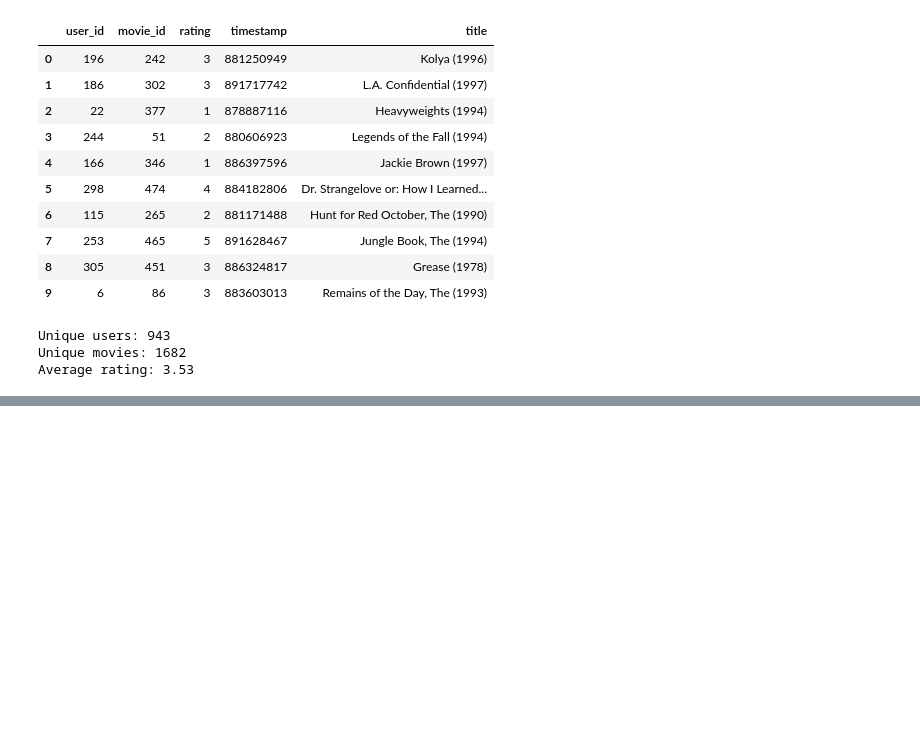
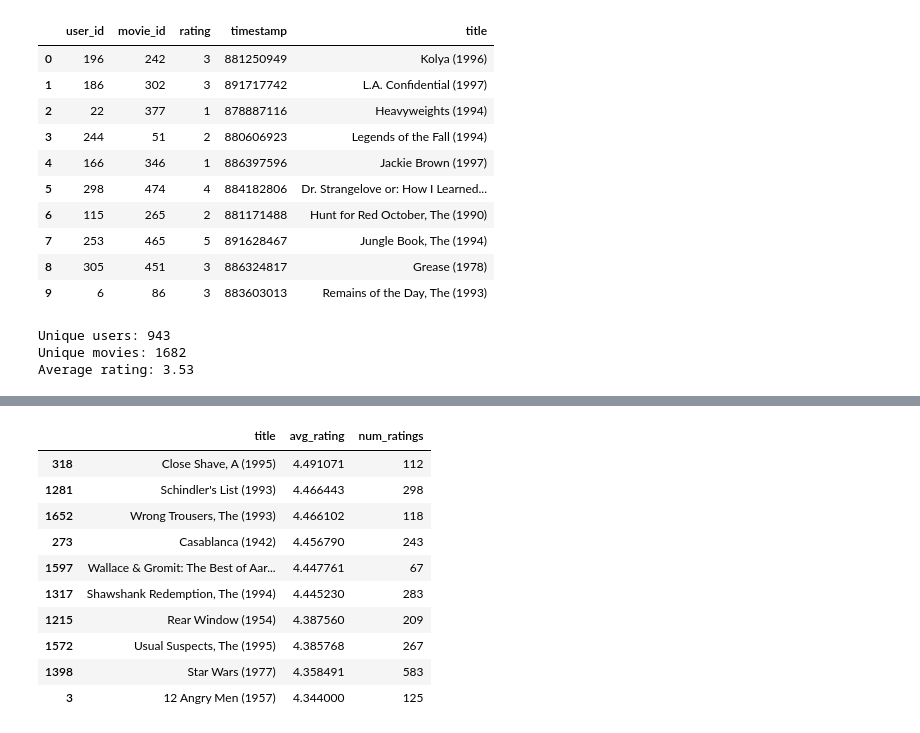
Before and after one commit to Ersatz-xD/ml-unsupervised, a Jupyter notebook: recommender_system/movie_recommender_system.ipynb, the cells around one changed output, grey strips where cells are left out. Drawn from its saved outputs; the diff is of its cells as text; code cells hidden in the pictures; blank space fills up the shorter version.

```diff
--- a/recommender_system/movie_recommender_system.ipynb
+++ b/recommender_system/movie_recommender_system.ipynb
@@ -129,0 +155,25 @@ Average rating: 3.53
+# %%
+#Top Rated Movies
+movie_stats = data.groupby("title").agg({
+    "rating": ["mean", "count"]
+})
+
+
+movie_stats.columns = ["avg_rating", "num_ratings"]
+movie_stats = movie_stats.reset_index()
+
+popular_movies = movie_stats[movie_stats["num_ratings"] >= 50]
+top_rated = popular_movies.sort_values("avg_rating", ascending=False).head(10)
+top_rated
+# %% [output]
+|  | title | avg_rating | num_ratings |
+| 318 | Close Shave, A (1995) | 4.491071 | 112 |
+| 1281 | Schindler's List (1993) | 4.466443 | 298 |
+| 1652 | Wrong Trousers, The (1993) | 4.466102 | 118 |
+| 273 | Casablanca (1942) | 4.456790 | 243 |
+| 1597 | Wallace & Gromit: The Best of Aar... | 4.447761 | 67 |
+| 1317 | Shawshank Redemption, The (1994) | 4.445230 | 283 |
+| 1215 | Rear Window (1954) | 4.387560 | 209 |
+| 1572 | Usual Suspects, The (1995) | 4.385768 | 267 |
+| 1398 | Star Wars (1977) | 4.358491 | 583 |
+| 3 | 12 Angry Men (1957) | 4.344000 | 125 |
```
Also changed, not shown: parts of 6 cells of this notebook.
